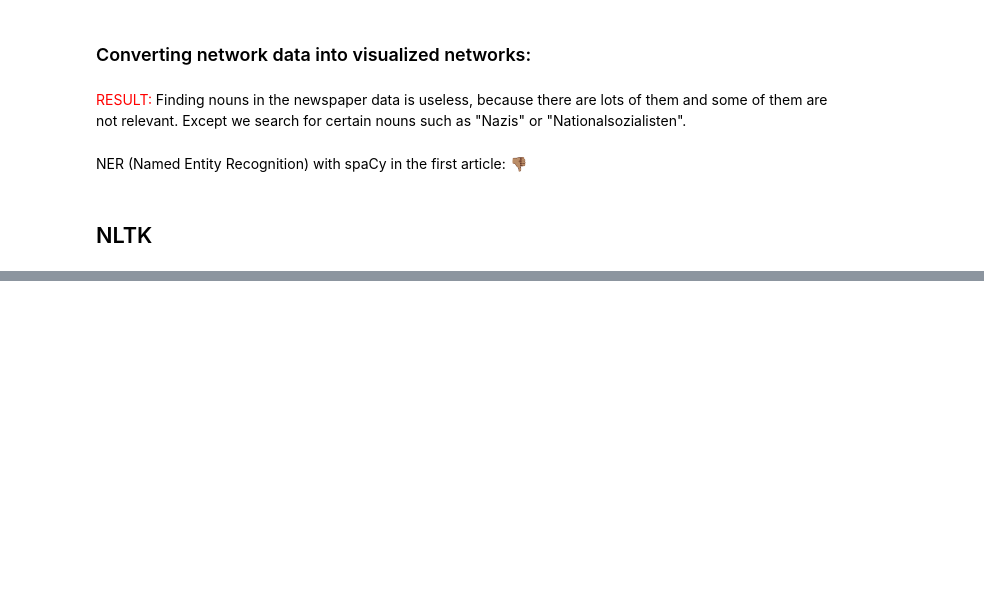
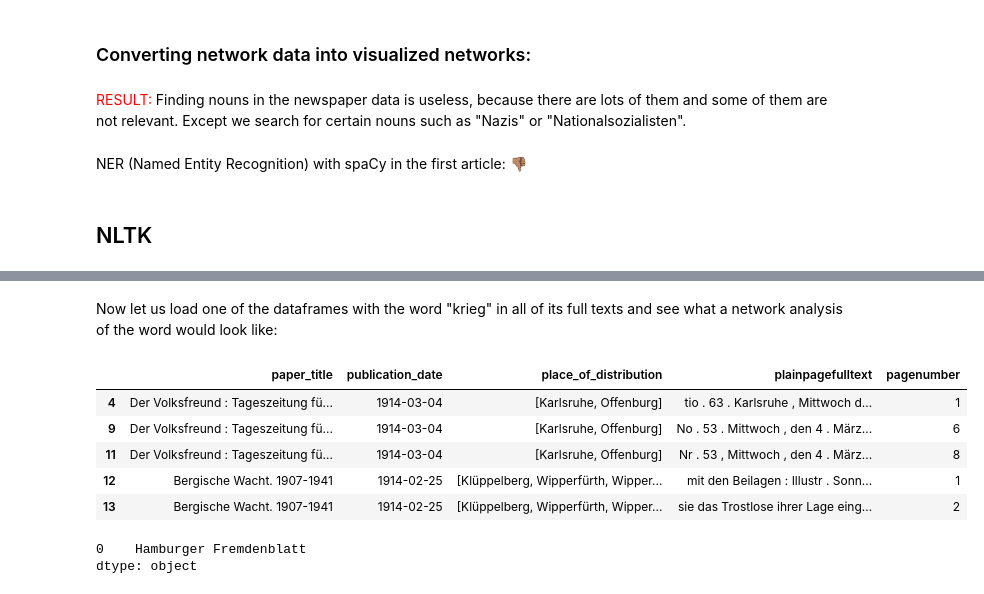
Before and after one commit to HERMES-DKZ/data_challenges_data_carpentries, a Jupyter notebook: data_challenges/zeitungsportal_data_analysis_1914_1945.ipynb, the cells around one changed output, grey strips where cells are left out. Drawn from its saved outputs; the diff is of its cells as text; code cells hidden in the pictures; blank space fills up the shorter version.

```diff
--- a/data_challenges/zeitungsportal_data_analysis_1914_1945.ipynb
+++ b/data_challenges/zeitungsportal_data_analysis_1914_1945.ipynb
@@ -462,0 +492,2 @@ To remove the extra white spaces, we can check if the words exist in this list.
+# %% [markdown]
+Now let us load one of the dataframes with the word "krieg" in all of its full texts and see what a network analysis of the word would look like:
@@ -462,0 +497,15 @@ To remove the extra white spaces, we can check if the words exist in this list.
+# %%
+df=pd.read_pickle(f"./data_deutsches_zeitungsportal_1914_1945/full_text_dfs_krieg/newspapers_ger_1914_part_1_krieg")
+df.head()
+# %% [output]
+|  | paper_title | publication_date | place_of_distribution | plainpagefulltext | pagenumber |
+| 4 | Der Volksfreund : Tageszeitung fü... | 1914-03-04 | [Karlsruhe, Offenburg] | tio . 63 . Karlsruhe , Mittwoch d... | 1 |
+| 9 | Der Volksfreund : Tageszeitung fü... | 1914-03-04 | [Karlsruhe, Offenburg] | No . 53 . Mittwoch , den 4 . März... | 6 |
+| 11 | Der Volksfreund : Tageszeitung fü... | 1914-03-04 | [Karlsruhe, Offenburg] | Nr . 53 , Mittwoch , den 4 . März... | 8 |
+| 12 | Bergische Wacht. 1907-1941 | 1914-02-25 | [Klüppelberg, Wipperfürth, Wipper... | mit den Beilagen : Illustr . Sonn... | 1 |
+| 13 | Bergische Wacht. 1907-1941 | 1914-02-25 | [Klüppelberg, Wipperfürth, Wipper... | sie das Trostlose ihrer Lage eing... | 2 |
+# %%
+df['paper_title'].mode()
+# %% [output]
+0    Hamburger Fremdenblatt
+dtype: object
```
Also changed, not shown: parts of 67 cells of this notebook.
